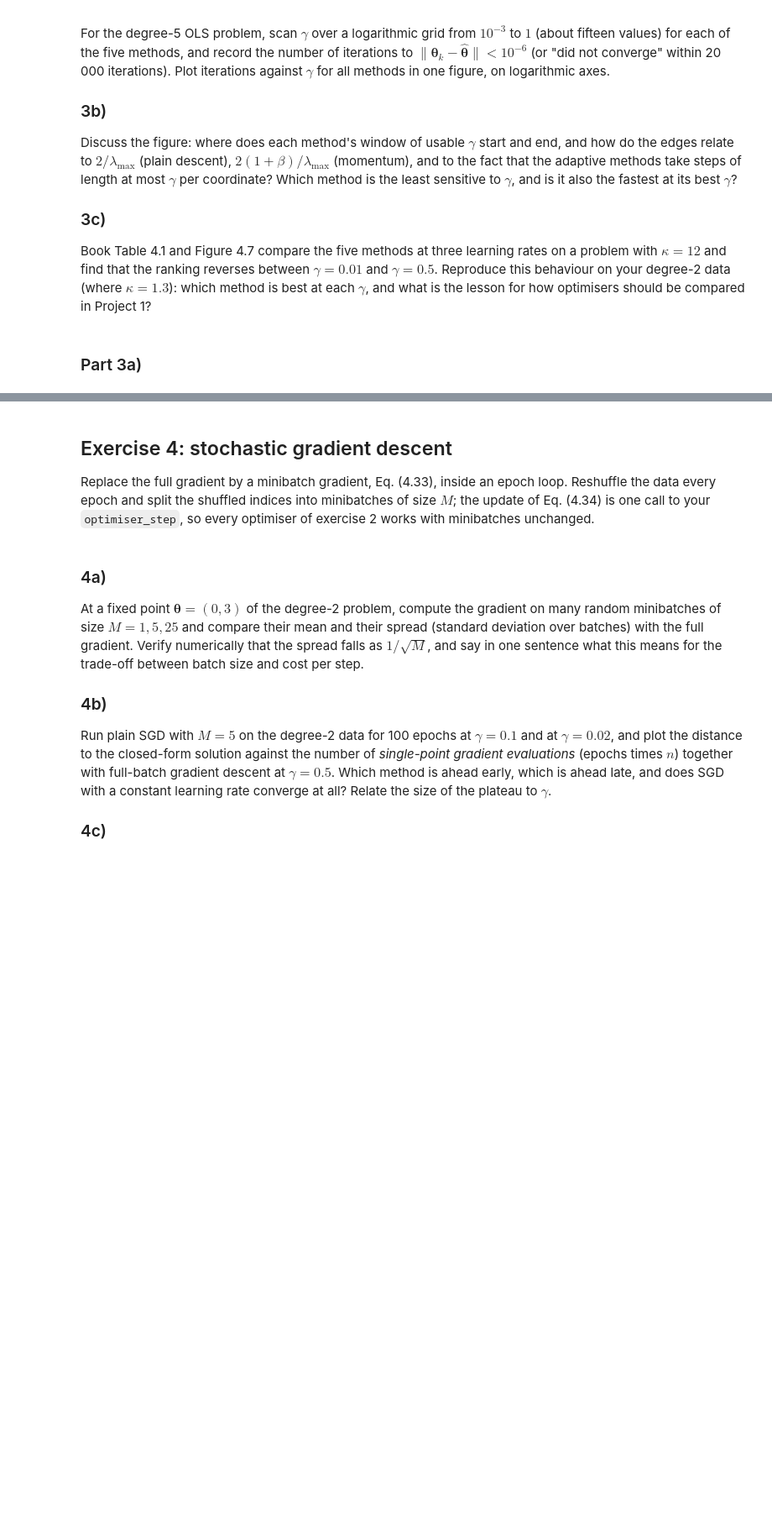
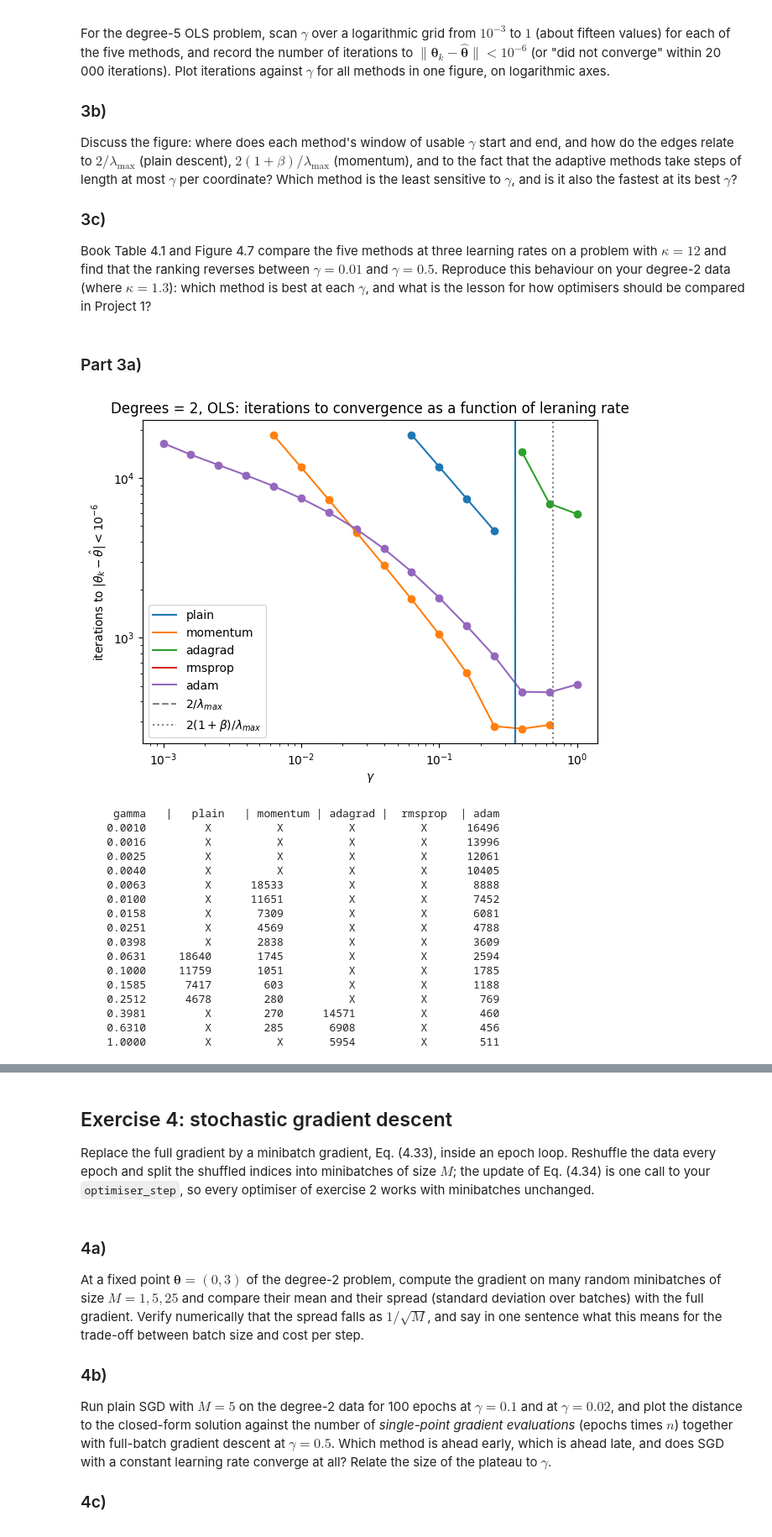
Before and after one commit to viktokr/FYS_STK4155-ukesoppgaver, a Jupyter notebook: exercisesweek38.ipynb, the cells around one changed output, grey strips where cells are left out. Shown at 84% size. Saved outputs shown, nothing was run; the diff lists cells and outputs as text; code cells hidden in the pictures; blank space fills up the shorter version.

```diff
--- a/exercisesweek38.ipynb
+++ b/exercisesweek38.ipynb
@@ -347,9 +347,10 @@ These trends are seen for both OLS and Ridge ($\lambda = 0.01$)
 
 def iterations(history, theta_hat, threshold=1e-6):
     distance = np.linalg.norm(history - theta_hat, axis=1)
-    hit = np.where(distance < threshold)[0] # (hit) > 0 else (None, distance[-1])
+    hit = np.where(distance < threshold)[0]
+    return (hit[0], None) if len(hit) > 0 else (None, distance[-1]) # (hit) > 0 else (None, distance[-1])
 
-def run_methods_d5(X, y, lam, gamma_gd, num_iters=10000, tol=1e-10):
+def run_methods_d5(X, y, lam, gamma_gd, num_iters=10000):
     theta_hat = closed_form(X, y, lam = lam) # expected solution
     grad = lambda theta: gradient(theta, X, y, lam = lam)
     theta0 = np.zeros(X.shape[1])
@@ -373,7 +374,7 @@ lam_max_OLS = eigs_OLS.max()
 gamma_OLS = 0.9 * 2 / lam_max_OLS # calculating gamma from opt. lambda
 print(f'For OLS:')
 print(f'max lambda = {lam_max_OLS:.4f}, gamma (plain/momentum) = {gamma_OLS:.4f}')
-run_methods_d5(X5, y5, lam=0.0, gamma_gd = gamma_OLS)
+run_methods_d5(X5, y5, lam=0.0, gamma_gd=gamma_OLS)
 
 print('-'*100)
 
@@ -461,7 +489,7 @@ what is the lesson for how optimisers should be compared in Project 1?
 # %%
 # Your code for exercise 3 here
 
-gamma_vals = np.logspace(-3, 0, 15)                             # logarithmic grid
+gamma_vals = np.logspace(-3, 0, 16)                             # logarithmic grid
 methods = ['plain', 'momentum', 'adagrad', 'rmsprop', 'adam']
 theta_hat5 = closed_form(X5, y5, lam = 0.0)                     # OLS expectation
 grad5 = lambda theta: gradient(theta, X5, y5, lam = 0.0)
@@ -476,35 +504,54 @@ for method in methods:
         distance = np.linalg.norm(history - theta_hat5, axis = 1)
         hit = np.where(distance < 1e-6)[0]
         n_iterations = int(hit[0]) if len(hit) > 0 else np.nan
         results[method].append(n_iterations)
 
 
 plt.figure(figsize = (7, 5))
 for method in methods:
     n_iterations = np.array(results[method], dtype = float)
     plt.plot(gamma_vals, n_iterations, label = method)
     plt.scatter(gamma_vals, n_iterations)
 
 eigs_5 = hessian_eigs(X5)
 lam_max = eigs_5.max() # finding max lambda
-plt.axvline(2 / lam_max, color='grey', linestyle="dashed", label=r'$2/\lambda_{max}$')# peak for plain
-plt.axvline(2 * (1 + 0.9) / lam_max, color="grey", linestyle="dotted", label=r"$2(1+\beta_1)/\lambda_{max}$")# peak for momentum (beta = 0.9)
+plt.axvline(2 / lam_max, color='grey', linestyle="dashed", label=r'$2/\lambda_{max}$')                          # peak for plain
+plt.axvline(2 * (1 + 0.9) / lam_max, color="grey", linestyle="dashdot", label=r"$2(1+\beta)/\lambda_{max}$")   # peak for momentum (beta = 0.9)
 
 plt.title('Degrees = 2, OLS: iterations to convergence as a function of leraning rate')
 plt.xlabel(r'$\gamma$')
 plt.ylabel(r'iterations to $|\theta_k - \hat{\theta}| < 10^{-6}$')
 plt.xscale('log')
 plt.yscale('log')
 plt.legend()
 plt.show()
 
 print('     gamma   |   plain   | momentum | adagrad |  rmsprop  | adam')
 for i, gamma in enumerate(gamma_vals):
     row = []
     for method in methods:
         n_iterations = results[method][i]
         row.append(f'{int(n_iterations):>10}' if not np.isnan(n_iterations) else f'{"X":>10}')
     print(f'{gamma:>10.4f}' + ' '.join(row))
+# %% [output]
+[figure, added]
+     gamma   |   plain   | momentum | adagrad |  rmsprop  | adam
+    0.0010         X          X          X          X      16496
+    0.0016         X          X          X          X      13996
+    0.0025         X          X          X          X      12061
+    0.0040         X          X          X          X      10405
+    0.0063         X      18533          X          X       8888
+    0.0100         X      11651          X          X       7452
+    0.0158         X       7309          X          X       6081
+    0.0251         X       4569          X          X       4788
+    0.0398         X       2838          X          X       3609
+    0.0631     18640       1745          X          X       2594
+    0.1000     11759       1051          X          X       1785
+    0.1585      7417        603          X          X       1188
+    0.2512      4678        280          X          X        769
+    0.3981         X        270      14571          X        460
+    0.6310         X        285       6908          X        456
+    1.0000         X          X       5954          X        511
 # %% [markdown]
 ### Part 3b)
 
```
Also changed, not shown: parts of 3 cells of this notebook.
